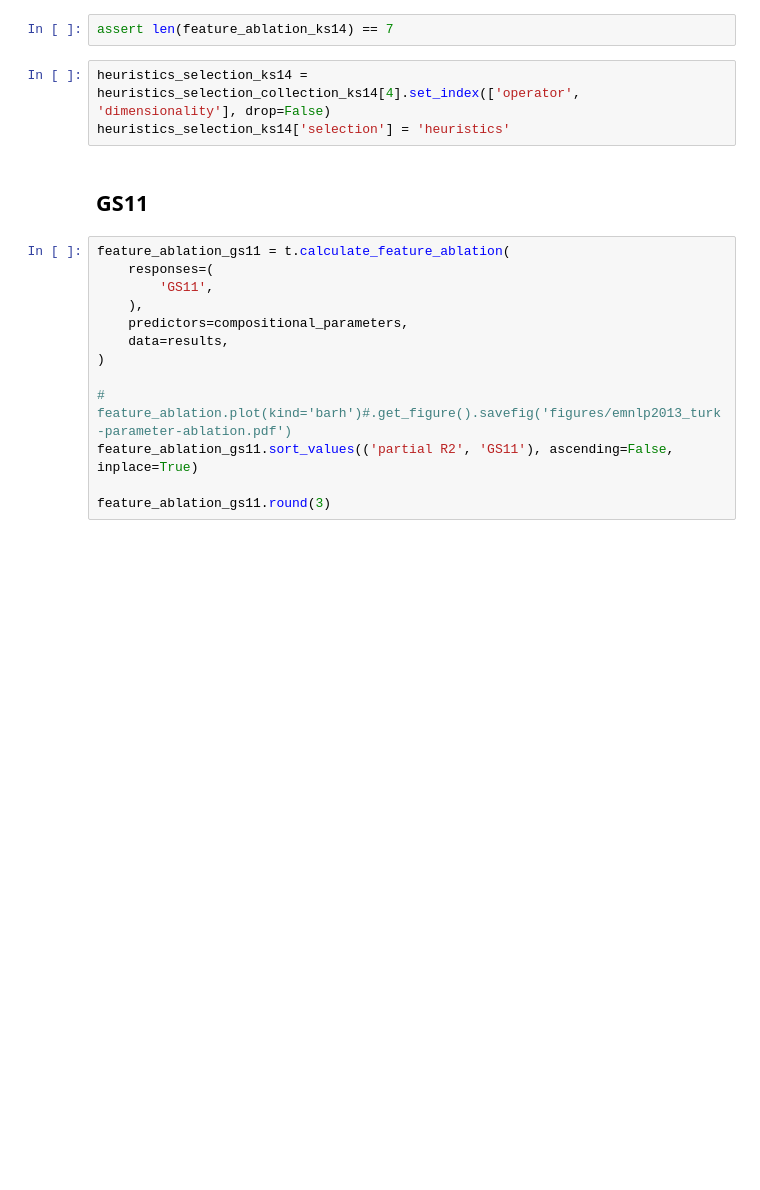
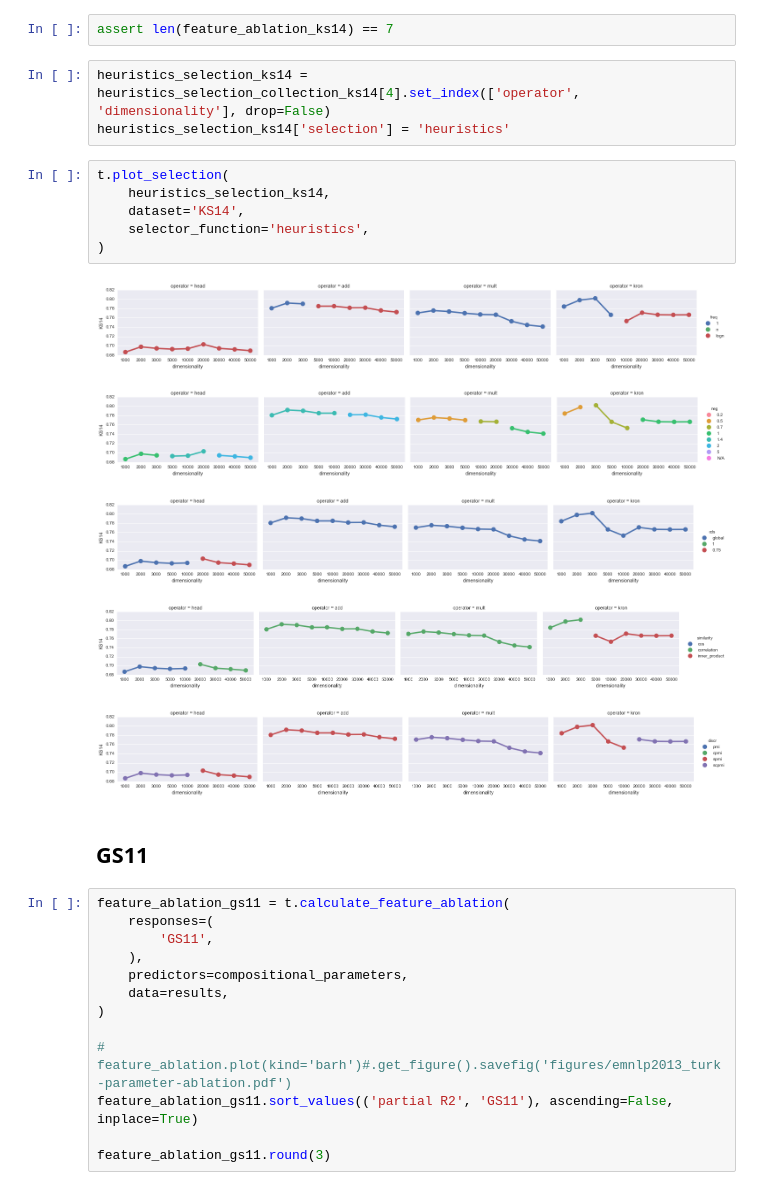
Before and after one commit to dimazest/thesis, a Jupyter notebook: supplement/parameter-selection.ipynb, the cells around one changed output. Drawn from its saved outputs; the diff is of its cells as text; blank space fills up the shorter version.

Commit message:
Heuristic selection

```diff
--- a/supplement/parameter-selection.ipynb
+++ b/supplement/parameter-selection.ipynb
@@ -616,6 +622,18 @@ assert len(feature_ablation_ks14) == 7
 # %%
 heuristics_selection_ks14 = heuristics_selection_collection_ks14[4].set_index(['operator', 'dimensionality'], drop=False)
 heuristics_selection_ks14['selection'] = 'heuristics'
+# %%
+t.plot_selection(
+    heuristics_selection_ks14,
+    dataset='KS14',
+    selector_function='heuristics',
+)
+# %% [output]
+[figure, added]
+[figure, added]
+[figure, added]
+[figure, added]
+[figure, added]
 # %% [markdown]
 ## GS11
 # %%
```
Also changed, not shown: parts of 9 cells of this notebook, 4 other files.
